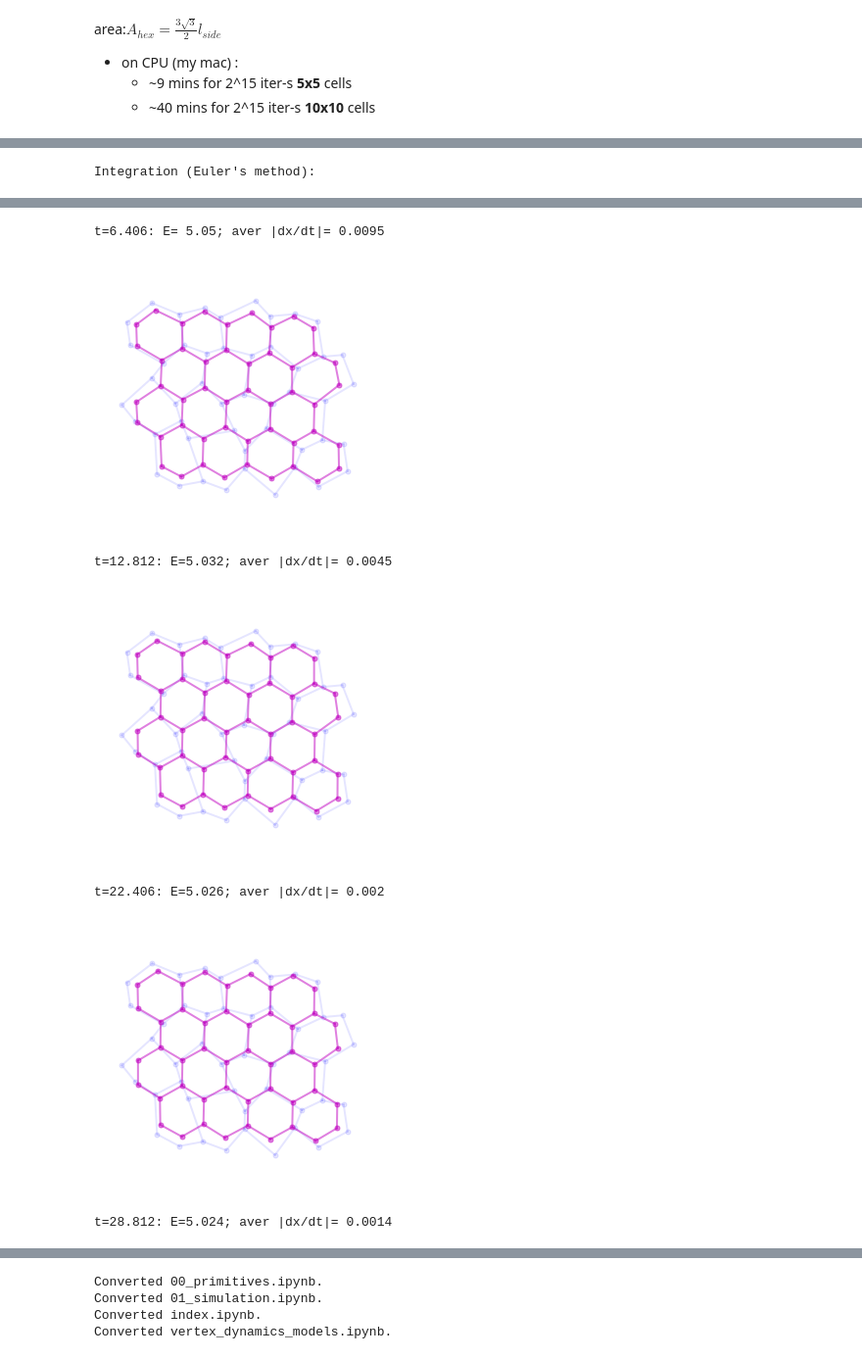
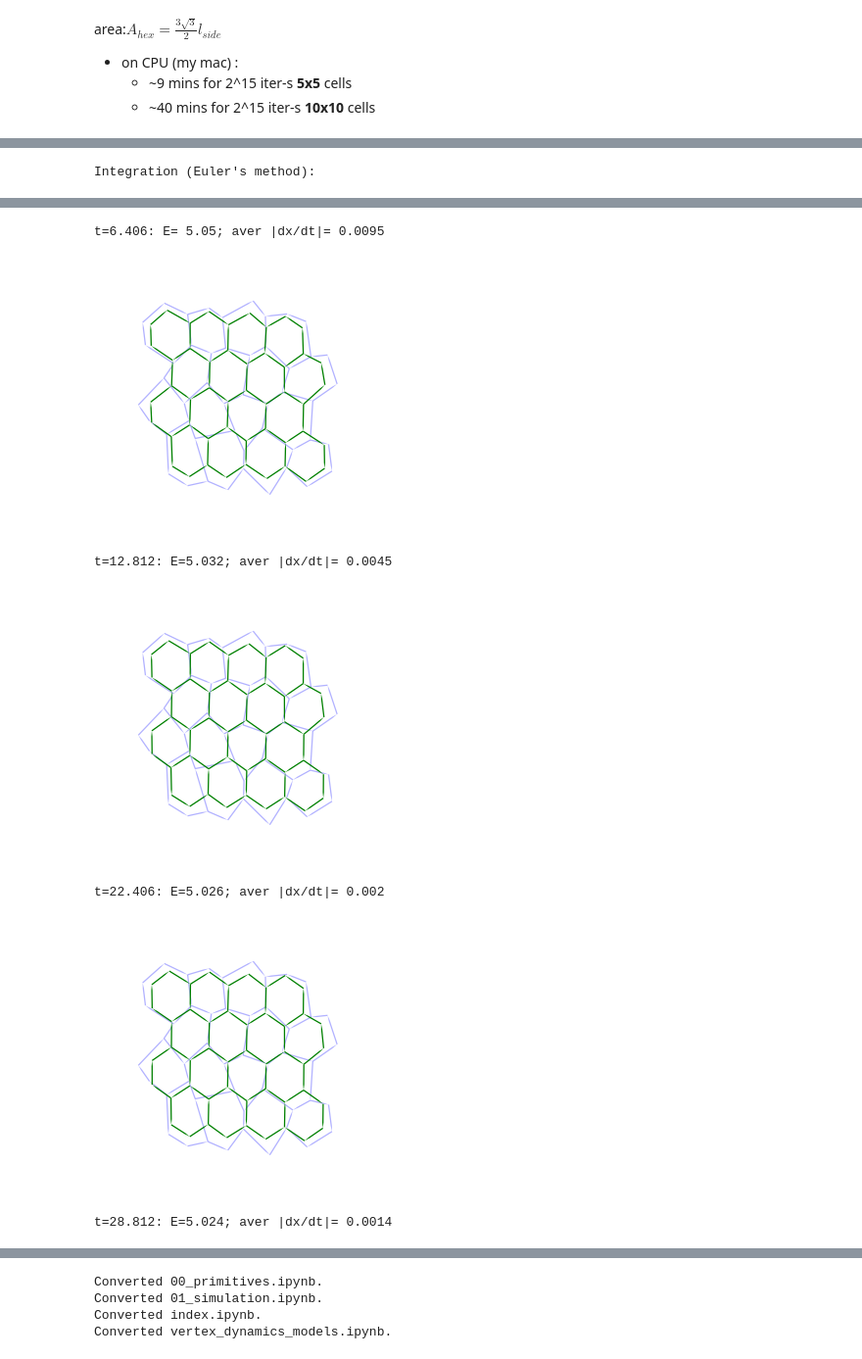
Before and after one commit to mshagirov/vertex_simulation, a Jupyter notebook: nbs/01_simulation.ipynb, the cells around one changed output, grey strips where cells are left out. Shown at 98% size. Drawn from its saved outputs; the diff is of its cells as text; code cells hidden in the pictures.

```diff
--- a/nbs/01_simulation.ipynb
+++ b/nbs/01_simulation.ipynb
@@ -49,6 +52,8 @@ def unit_hex_seeds(Sx,Sy):
     X[1::2,:]+=x_offset
     return np.concatenate((X.ravel()[:,np.newaxis],Y.ravel()[:,np.newaxis]),axis=1)
 
+
+
 def mask2vrn_region(verts,vrn_regions,row_mask):
     '''Apply mask to Voronoi regions and vertices and re-label them.
 
@@ -56,9 +61,10 @@ def mask2vrn_region(verts,vrn_regions,row_mask):
     and regions with "-1" Voronoi vertices.
 
     Arg-s:
-    - `verts` : Voronoi vertex locations
+    - `verts` : Voronoi vertex locations (`numpy` array).
     - `vrn_regions`: Voronoi regions ("cells"). Empty regions and
     out-of-diagram Voronoi regions with "-1" vertices are removed.
+    - `row_mask`: 1-d binary mask for `verts` rows.
 
     Returns:
     - `v_x` : vertices after applying the mask (`=verts[row_mask,:]`)
@@ -74,8 +80,8 @@ def mask2vrn_region(verts,vrn_regions,row_mask):
     return v_x, regions
 # %%
 # export
-def unit_hexagons(Nx,Ny):
-    '''Produces Nx by Ny hexagons with unit length edges.
+def unit_hexagons(Ny,Nx):
+    '''Produces Ny columns-by-Nx rows of hexagons with unit length edges.
 
     Uses scipy.spatial.Voronoi, then trims non-hexagon edge cells and vertices.
 
@@ -170,12 +179,18 @@ verts = Vertex(v_x)
 edges = torch.tensor(edge_list)
 
 cell_graph = Monolayer(vertices=Vertex(v_x.copy()), edges=edges, cells=cells)
+init_state = Graph(vertices=Vertex(v_x.copy()), edges=edges)
+quiver_kwargs={'units': 'xy', 'angles': 'xy', 'scale_units': 'xy',
+               'scale': 1.0, 'headwidth': 0, 'headlength': 0,
+               'width': 0.05, 'color': 'b','alpha':.2}
 cell_graph.vertices.requires_grad_(True)
 
 # initial state
 figsize=[5,5]
 plt.figure(figsize=figsize)
-plot_graph(v_x,cell_graph.edges,plot_arg=['m-','m.'],alphas=[.5])
+plot_graph_as_quiver(cell_graph,quiver_kwargs=quiver_kwargs)
+plt.plot(cell_graph.vertices.x[:,0].detach().cpu(),
+         cell_graph.vertices.x[:,1].detach().cpu(),'mo',ms=5,alpha=.5)
 axs_lims = np.array(plt.axis())
 hw = 1.25*(axs_lims[1::2]-axs_lims[0::2])/2
 xy_0 = [axs_lims[:2].mean(), axs_lims[2:].mean()]
@@ -207,8 +222,8 @@ for n in range(t_total):
     t.append(t[-1]+Dt)
     if round((n+1)%(t_total/10))==0:
         plt.figure(figsize=figsize)
-        plot_graph(v_x,cell_graph.edges,plot_arg=['b-','b.'],alphas=[.1])
-        plot_graph(cell_graph.vertices.x.detach(),cell_graph.edges,plot_arg=['m-','m.'],alphas=[.5])
+        plot_graph_as_quiver(init_state,quiver_kwargs=quiver_kwargs)
+        plot_graph_as_quiver(cell_graph)
         plt.axis(axs_lims)
         plt.show()
         mean_grad = torch.norm(dxdt,dim=1).mean().item()
@@ -230,9 +245,9 @@ Integration (Euler's method):
 t=6.406: E= 5.05; aver |dx/dt|= 0.0095
-[figure, old version]
+[figure, new version]
 t=12.812: E=5.032; aver |dx/dt|= 0.0045
-[figure, old version]
+[figure, new version]
 t=22.406: E=5.026; aver |dx/dt|= 0.002
-[figure, old version]
+[figure, new version]
 t=28.812: E=5.024; aver |dx/dt|= 0.0014
 [figure]
 Perimeters:tensor([5.5618, 5.5616, 5.5622, 5.5621, 5.5615, 5.5617, 5.5609, 5.5604, 5.5602,
```
Also changed, not shown: parts of 4 cells of this notebook, 6 other files.
